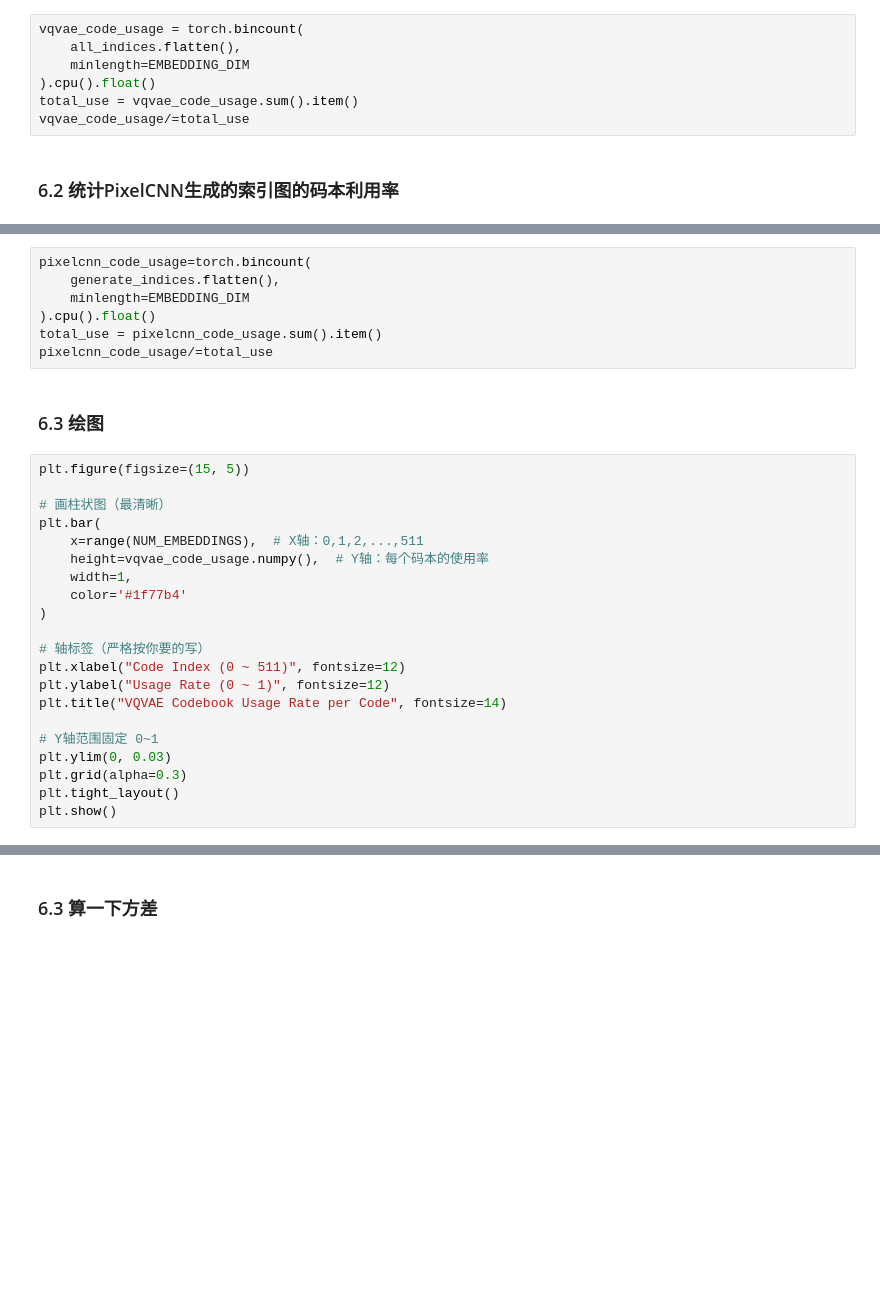
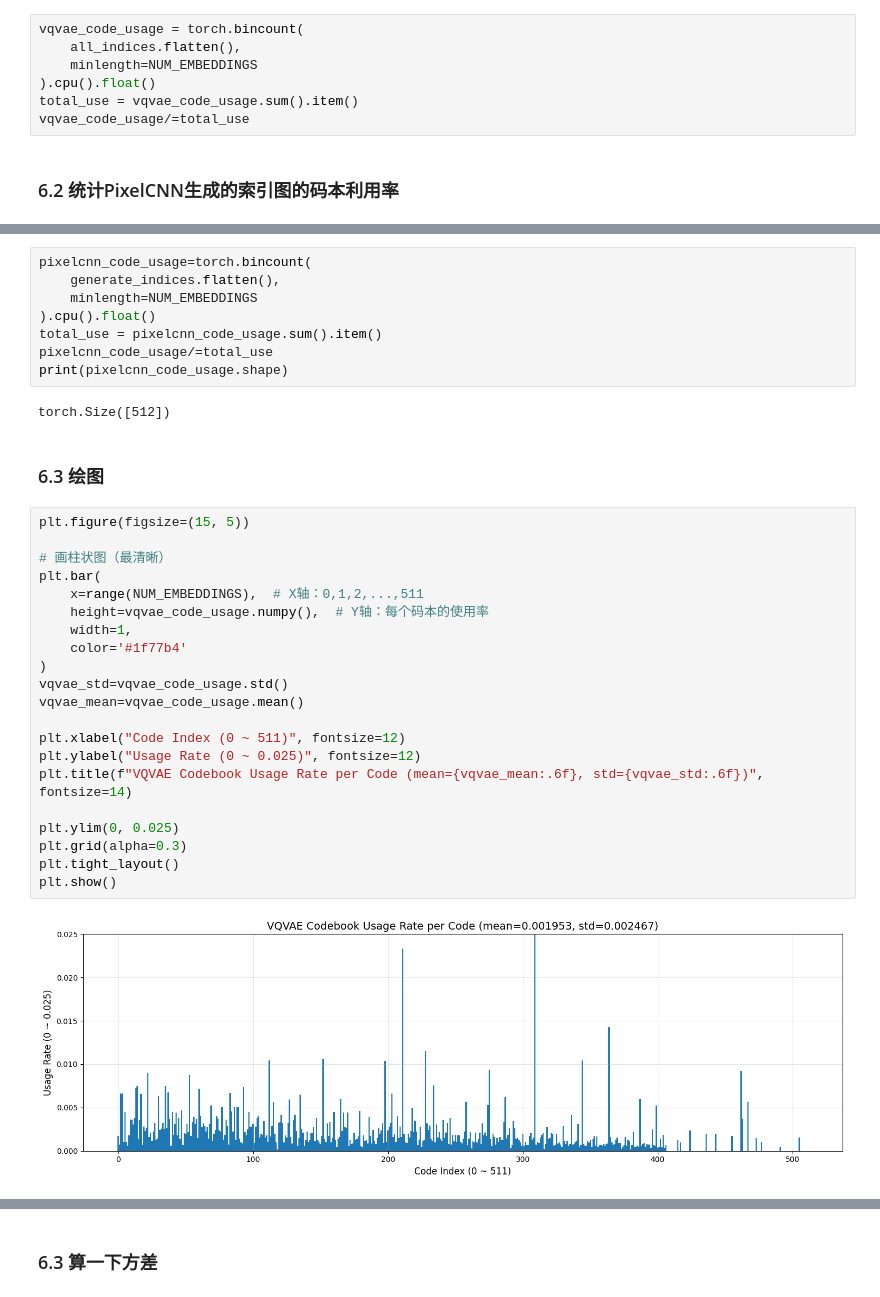
Before and after one commit to qing1zhuo/VQ-VAE, a Jupyter notebook: Image_Ex/Mini_ImageNet_gene.ipynb, the cells around one changed output, grey strips where cells are left out. Saved outputs shown, nothing was run; the diff lists cells and outputs as text; blank space fills up the shorter version.

```diff
--- a/Image_Ex/Mini_ImageNet_gene.ipynb
+++ b/Image_Ex/Mini_ImageNet_gene.ipynb
@@ -430,7 +445,7 @@ Clipping input data to the valid range for imshow with RGB data ([0..1] for floa
 # %%
 vqvae_code_usage = torch.bincount(
     all_indices.flatten(),
-    minlength=EMBEDDING_DIM
+    minlength=NUM_EMBEDDINGS
 ).cpu().float()
 total_use = vqvae_code_usage.sum().item()
 vqvae_code_usage/=total_use
@@ -466,33 +483,38 @@ print(f"\n生成完成！最终形状: {generate_indices.shape}")  # 输出: tor
 # %%
 pixelcnn_code_usage=torch.bincount(
     generate_indices.flatten(),
-    minlength=EMBEDDING_DIM
+    minlength=NUM_EMBEDDINGS
 ).cpu().float()
 total_use = pixelcnn_code_usage.sum().item()
 pixelcnn_code_usage/=total_use
+print(pixelcnn_code_usage.shape)
+# %% [output]
+torch.Size([512])
 # %% [markdown]
 ### 6.3 绘图
 # %%
 plt.figure(figsize=(15, 5))
 
 # 画柱状图（最清晰）
 plt.bar(
     x=range(NUM_EMBEDDINGS),  # X轴：0,1,2,...,511
     height=vqvae_code_usage.numpy(),  # Y轴：每个码本的使用率
     width=1,
     color='#1f77b4'
 )
+vqvae_std=vqvae_code_usage.std()
+vqvae_mean=vqvae_code_usage.mean()
 
-# 轴标签（严格按你要的写）
 plt.xlabel("Code Index (0 ~ 511)", fontsize=12)
-plt.ylabel("Usage Rate (0 ~ 1)", fontsize=12)
-plt.title("VQVAE Codebook Usage Rate per Code", fontsize=14)
+plt.ylabel("Usage Rate (0 ~ 0.025)", fontsize=12)
+plt.title(f"VQVAE Codebook Usage Rate per Code (mean={vqvae_mean:.6f}, std={vqvae_std:.6f})", fontsize=14)
 
-# Y轴范围固定 0~1
-plt.ylim(0, 0.03)
+plt.ylim(0, 0.025)
 plt.grid(alpha=0.3)
 plt.tight_layout()
 plt.show()
+# %% [output]
+[figure, added]
 # %%
 plt.figure(figsize=(15, 5))
 
```
Also changed, not shown: parts of 15 cells of this notebook, 10 other files.
